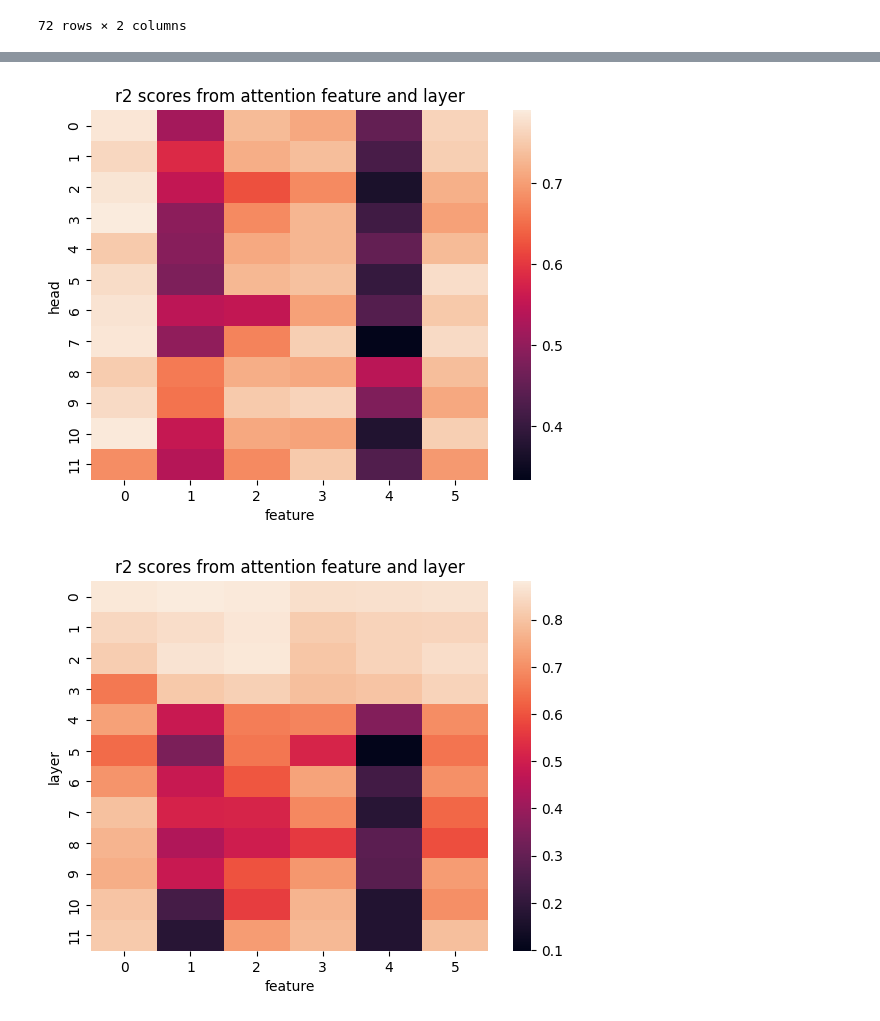
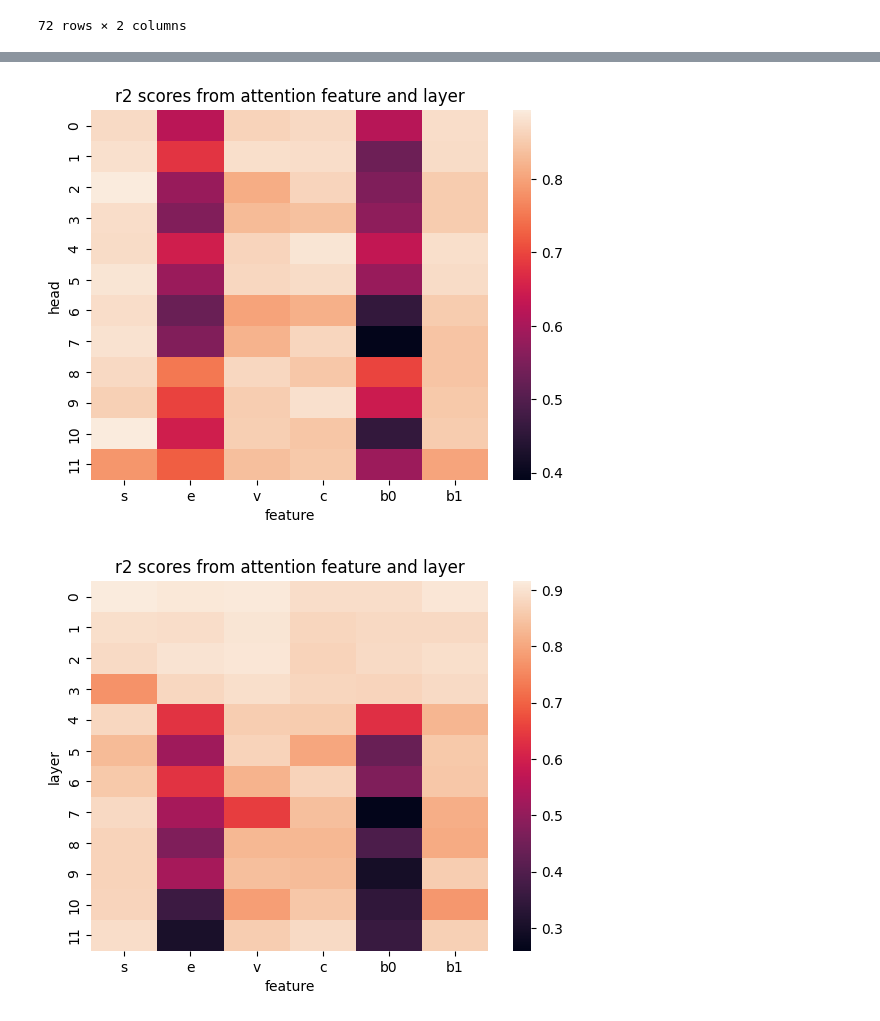
Before and after one commit to ShishckovA/FinetuniePerformancePrediction, a Jupyter notebook: src/final_regressor.ipynb, the cells around one changed output, grey strips where cells are left out. Cells and saved outputs as stored; diff of their text form; code cells hidden in the pictures.

Commit message:
Add probing res

```diff
--- a/src/final_regressor.ipynb
+++ b/src/final_regressor.ipynb
@@ -37,9 +35,10 @@ def extract(name, data):
     return data_dict[name]["acc"] / 100
 
 
-data_probing = pd.read_csv("probing_res.csv", sep="\t", header=None, names=["name", "probing_result"])
-for probing_ds in ["CR", "MR", "MPQA", "SUBJ", "SST2", "SST5"]:
+data_probing = pd.read_csv("probing_results.csv", sep="\t", header=None, names=["name", "probing_result"])
+for probing_ds in ['CR', 'MR', 'MPQA', 'SUBJ', 'SST2', 'SST5', 'Depth', 'Tense', 'Length']:
     data_probing[f"{probing_ds}_results"] = data_probing["probing_result"].map(partial(extract, probing_ds))
+
 data_probing.drop("probing_result", axis=1, inplace=True)
 rename_checkpoint(data_probing, "name")
 data_probing
@@ -152,7 +151,7 @@ from sklearn.model_selection import GridSearchCV
 grid_params = {
     "alpha": [1e-5, 1e-4, 1e-3, 1e-2, 1e-1, 1e0, 1e1, 1e2],
 }
-reg = GridSearchCV(Lasso(), grid_params, cv=5, verbose=False)
+reg = GridSearchCV(Lasso(), grid_params, cv=5, verbose=False, scoring="r2")
 
 res = reg.fit(X_train, y_train)
 print(f"Best params: {res.best_params_}")
@@ -213,7 +212,7 @@ for layer in tqdm(range(n_layers)):
             grid_params = {
                 "alpha": [1e-5, 1e-4, 1e-3, 1e-2, 1e-1, 1e0, 1e1, 1e2],
             }
-            reg = GridSearchCV(Lasso(), grid_params, cv=5, verbose=False)
+            reg = GridSearchCV(Lasso(), grid_params, cv=5, verbose=False, scoring="r2")
             with warnings.catch_warnings():
                 warnings.simplefilter("ignore")
                 res = reg.fit(X_train, y_train)
@@ -254,16 +255,18 @@ arr = np.array([
 sns.heatmap(arr.mean(axis=0))
 plt.title("r2 scores from attention feature and layer")
 plt.xlabel("feature")
+plt.xticks(np.arange(0.5, 6.5, 1), ["s", "e", "v", "c", "b0", "b1"])
 plt.ylabel("head");
 # %% [output]
-[figure, old version]
+[figure, new version]
 # %%
 sns.heatmap(arr.mean(axis=1))
 plt.title("r2 scores from attention feature and layer")
 plt.xlabel("feature")
+plt.xticks(np.arange(0.5, 6.5, 1), ["s", "e", "v", "c", "b0", "b1"])
 plt.ylabel("layer");
 # %% [output]
-[figure, old version]
+[figure, new version]
 # %%
 sns.heatmap(arr.mean(axis=2))
 plt.title("r2 scores from attention head and layer")
```
Also changed, not shown: parts of 8 cells of this notebook, 3 other files.
